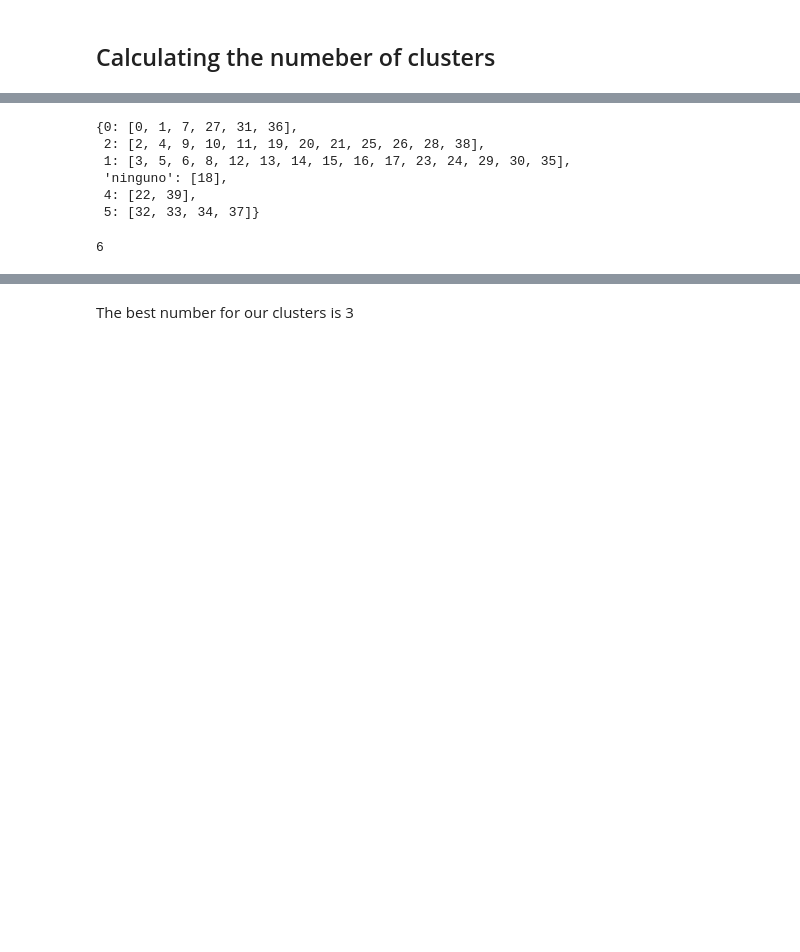
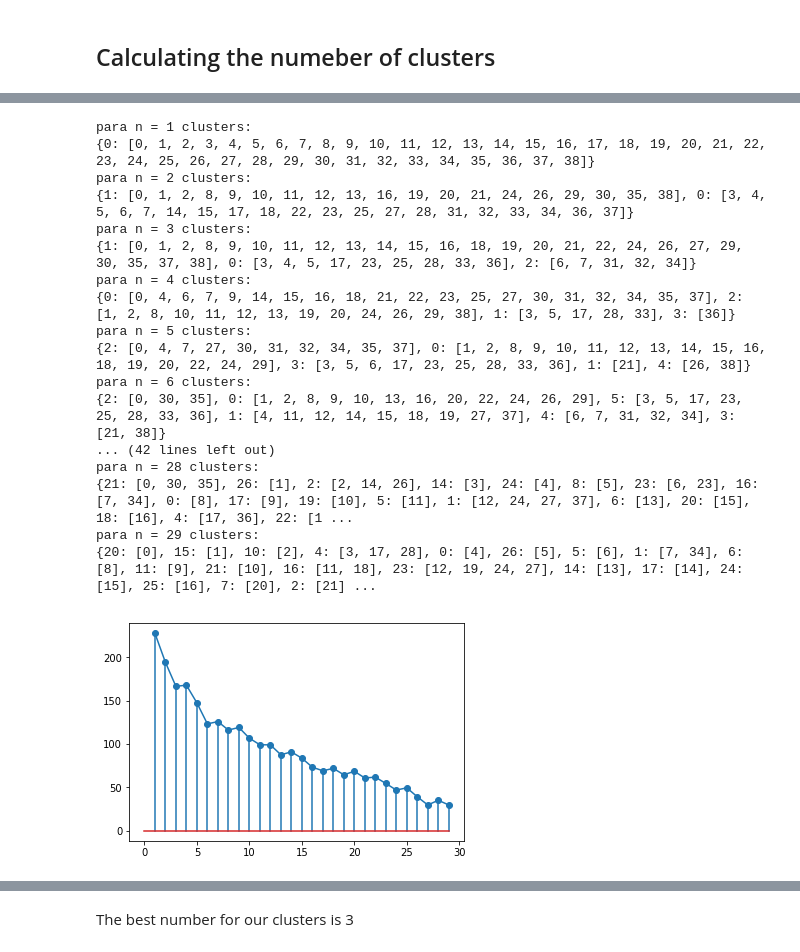
Before and after one commit to aaorella/Energy_Smart_Meters-Exploratory_Analysis, a Jupyter notebook: Untitled.ipynb, the cells around one changed output, grey strips where cells are left out. Saved outputs shown, nothing was run; the diff lists cells and outputs as text; code cells hidden in the pictures; blank space fills up the shorter version.

```diff
--- a/Untitled.ipynb
+++ b/Untitled.ipynb
@@ -87,13 +87,34 @@ def sse(centroids, indicesSeries, timeSeries):
         suma = 0
         count = 0
         cent = centroids[c]
-        indices = indicesSeries[c]
+        try:
+          indices = indicesSeries[c]
+        except:
+          return None
         for i in indices:
-            s = timeSeries[i]
-            suma += DTWDistance(cent,s,5)**2
-            count += 1
+
+          s = timeSeries[i]
+          suma += DTWDistance(cent,s,5)**2
+          count += 1
+
         #suma = suma / count
         sumaI += suma
         countI +=1
     #sumaI /= countI
     return sumaI
+# %%
+def graph_best_n(timeSeries,num_clusters, interactions = 5, w = 5):
+  distances = [np.inf]
+
+  for n in range(1,num_clusters):
+      print("para n = {} clusters: ".format(n))
+      centroids, indicesTimeSeries = k_means_clust(timeSeries.copy(),n,interactions,w)
+      print(indicesTimeSeries)
+      d = sse(centroids,indicesTimeSeries, Series )
+      distances.append(d)
+
+  w = pd.Series(distances).interpolate()
+  fig = plt.figure()
+  plt.plot(w)
+  plt.stem(w)
+  return distances
@@ -186,3 +209,5 @@ for n,g in df.groupby(["medidor"]):
+# %%
+Series, meters = extract_timeSeries(df, True)
 # %% [markdown]
 Meters and Series list have the same index
 # %% [markdown]
@@ -215,13 +215,21 @@ KeyError: 0
-# %%
-indicesTimeSeries
-# %% [output]
-{0: [0, 1, 7, 27, 31, 36],
- 2: [2, 4, 9, 10, 11, 19, 20, 21, 25, 26, 28, 38],
- 1: [3, 5, 6, 8, 12, 13, 14, 15, 16, 17, 23, 24, 29, 30, 35],
- 'ninguno': [18],
- 4: [22, 39],
- 5: [32, 33, 34, 37]}
-# %%
-len(centroids)
-# %% [output]
-6
+# %%
+distaces = graph_best_n(Series,30)
+# %% [output]
+para n = 1 clusters:
+{0: [0, 1, 2, 3, 4, 5, 6, 7, 8, 9, 10, 11, 12, 13, 14, 15, 16, 17, 18, 19, 20, 21, 22, 23, 24, 25, 26, 27, 28, 29, 30, 31, 32, 33, 34, 35, 36, 37, 38]}
+para n = 2 clusters:
+{1: [0, 1, 2, 8, 9, 10, 11, 12, 13, 16, 19, 20, 21, 24, 26, 29, 30, 35, 38], 0: [3, 4, 5, 6, 7, 14, 15, 17, 18, 22, 23, 25, 27, 28, 31, 32, 33, 34, 36, 37]}
+para n = 3 clusters:
+{1: [0, 1, 2, 8, 9, 10, 11, 12, 13, 14, 15, 16, 18, 19, 20, 21, 22, 24, 26, 27, 29, 30, 35, 37, 38], 0: [3, 4, 5, 17, 23, 25, 28, 33, 36], 2: [6, 7, 31, 32, 34]}
+para n = 4 clusters:
+{0: [0, 4, 6, 7, 9, 14, 15, 16, 18, 21, 22, 23, 25, 27, 30, 31, 32, 34, 35, 37], 2: [1, 2, 8, 10, 11, 12, 13, 19, 20, 24, 26, 29, 38], 1: [3, 5, 17, 28, 33], 3: [36]}
+para n = 5 clusters:
+{2: [0, 4, 7, 27, 30, 31, 32, 34, 35, 37], 0: [1, 2, 8, 9, 10, 11, 12, 13, 14, 15, 16, 18, 19, 20, 22, 24, 29], 3: [3, 5, 6, 17, 23, 25, 28, 33, 36], 1: [21], 4: [26, 38]}
+para n = 6 clusters:
+{2: [0, 30, 35], 0: [1, 2, 8, 9, 10, 13, 16, 20, 22, 24, 26, 29], 5: [3, 5, 17, 23, 25, 28, 33, 36], 1: [4, 11, 12, 14, 15, 18, 19, 27, 37], 4: [6, 7, 31, 32, 34], 3: [21, 38]}
+... (42 lines left out)
+para n = 28 clusters:
+{21: [0, 30, 35], 26: [1], 2: [2, 14, 26], 14: [3], 24: [4], 8: [5], 23: [6, 23], 16: [7, 34], 0: [8], 17: [9], 19: [10], 5: [11], 1: [12, 24, 27, 37], 6: [13], 20: [15], 18: [16], 4: [17, 36], 22: [1 ...
+para n = 29 clusters:
+{20: [0], 15: [1], 10: [2], 4: [3, 17, 28], 0: [4], 26: [5], 5: [6], 1: [7, 34], 6: [8], 11: [9], 21: [10], 16: [11, 18], 23: [12, 19, 24, 27], 14: [13], 17: [14], 24: [15], 25: [16], 7: [20], 2: [21] ...
+[figure, added]
```
Also changed, not shown: parts of 25 cells of this notebook.
